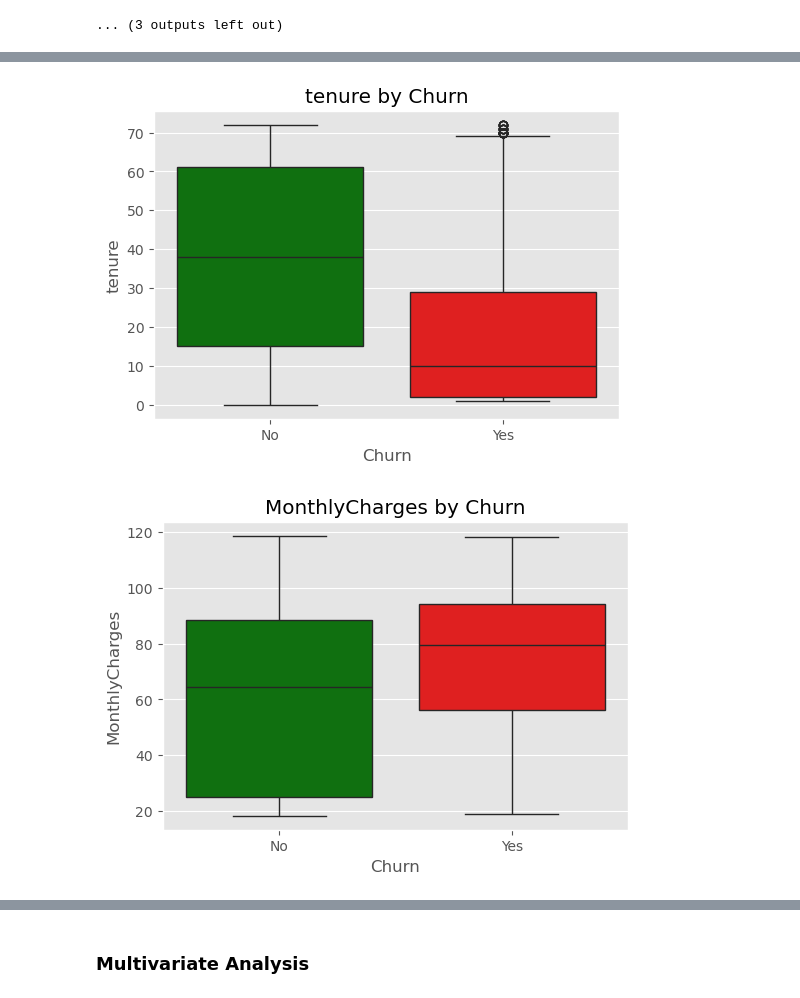
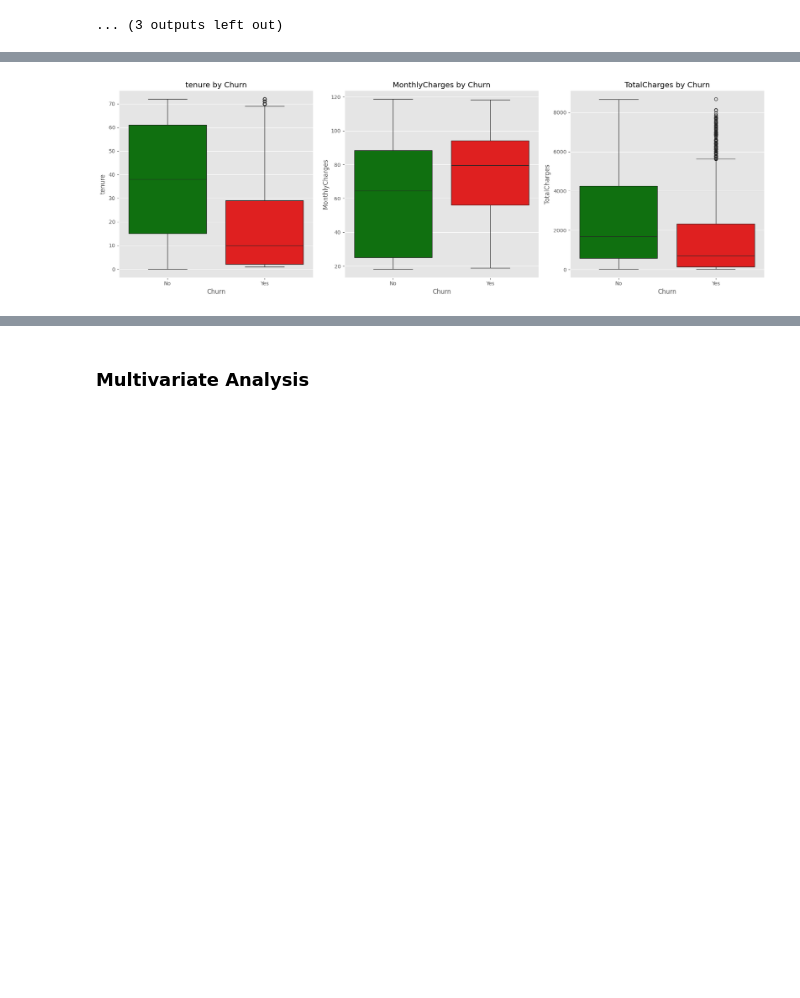
Before and after one commit to 2BerbyMarty2/Machine_Learning_CW, a Jupyter notebook: EDA_TelcoCustomerChurn.ipynb, the cells around one changed output, grey strips where cells are left out. Saved outputs shown, nothing was run; the diff lists cells and outputs as text; code cells hidden in the pictures; blank space fills up the shorter version.

```diff
--- a/EDA_TelcoCustomerChurn.ipynb
+++ b/EDA_TelcoCustomerChurn.ipynb
@@ -307,18 +418,3 @@ for col in categorical_features:
 | No | 67.042021 | 32.957979 |
 | Yes | 80.335097 | 19.664903 |
 ... (3 outputs left out)
-# %%
-import matplotlib.pyplot as plt
-
-color_map = {'Yes':'red', 'No':'green'}
-
-for col in categorical_features:
-    ctab = pd.crosstab(df[col], df['Churn'])
-    ctab_percent = ctab.div(ctab.sum(axis=1), axis=0) * 100
-
-    # Plot
-    ctab_percent.plot(kind='bar', stacked=True, color=[color_map.get(c, 'skyblue') for c in ctab_percent.columns])
-    plt.title(f"Churn rate by {col}")
-    plt.ylabel("Percentage")
-    plt.legend(title="Churn")
-    plt.show()
@@ -331,11 +489,26 @@ for col in categorical_features:
 # %%
+import matplotlib.pyplot as plt
+import seaborn as sns
+
 numerical_features = ['tenure', 'MonthlyCharges', 'TotalCharges']
 
-for col in numerical_features:
-    plt.figure(figsize=(6,4))
-    sns.boxplot(x='Churn', y=col, data=df, palette=color_map)
-    plt.title(f"{col} by Churn")
-    plt.show()
+color_map = {'Yes':'red', 'No':'green'}
+
+# Create a figure with 1 row and 3 columns
+fig, axes = plt.subplots(1, 3, figsize=(18, 6))
+
+# Flatten the axes array to easily iterate over it
+axes = axes.flatten()
+
+for i, col in enumerate(numerical_features):
+    # Plot the boxplot on the current axis
+    sns.boxplot(x='Churn', y=col, data=df, palette=color_map, ax=axes[i])
+
+    # Set the title for the current subplot
+    axes[i].set_title(f"{col} by Churn")
+
+# Adjust layout to prevent overlapping
+plt.tight_layout()
+plt.show()
 # %% [output]
-[figure, old version]
+[figure, new version]
-[figure, removed]
```
Also changed, not shown: parts of 18 cells of this notebook.
